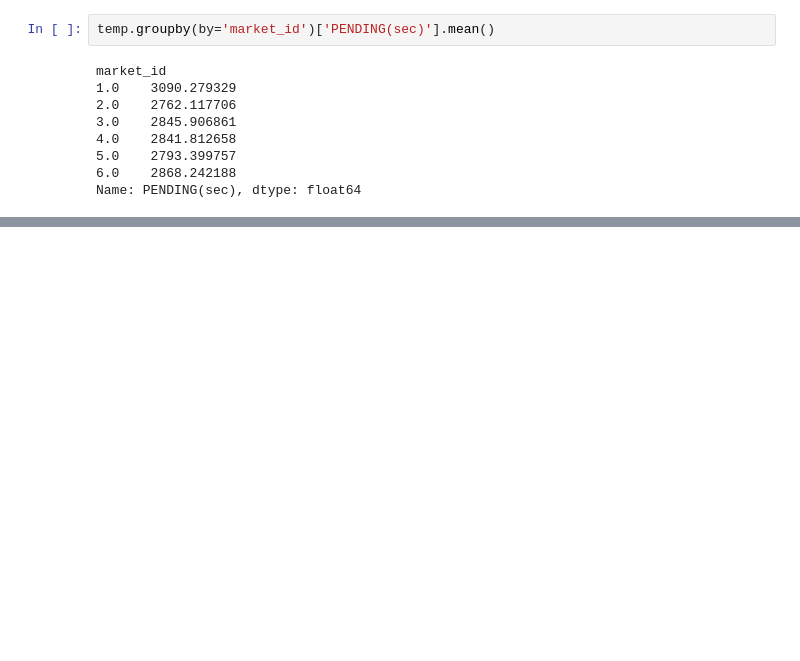
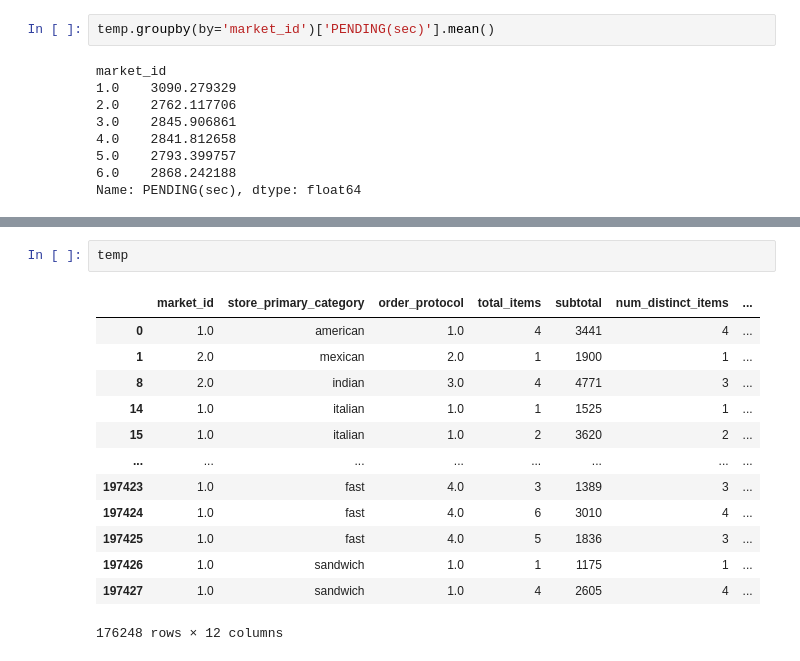
Before and after one commit to isoori/Porter-Delivery-Time-Estimation, a Jupyter notebook: Untitled.ipynb, the cells around one changed output, grey strips where cells are left out. Cells and saved outputs as stored; diff of their text form; blank space fills up the shorter version.

```diff
--- a/Untitled.ipynb
+++ b/Untitled.ipynb
@@ -120,0 +146,16 @@ Name: PENDING(sec), dtype: float64
+# %%
+temp
+# %% [output]
+|  | market_id | store_primary_category | order_protocol | total_items | subtotal | num_distinct_items | ... |
+| 0 | 1.0 | american | 1.0 | 4 | 3441 | 4 | ... |
+| 1 | 2.0 | mexican | 2.0 | 1 | 1900 | 1 | ... |
+| 8 | 2.0 | indian | 3.0 | 4 | 4771 | 3 | ... |
+| 14 | 1.0 | italian | 1.0 | 1 | 1525 | 1 | ... |
+| 15 | 1.0 | italian | 1.0 | 2 | 3620 | 2 | ... |
+| ... | ... | ... | ... | ... | ... | ... | ... |
+| 197423 | 1.0 | fast | 4.0 | 3 | 1389 | 3 | ... |
+| 197424 | 1.0 | fast | 4.0 | 6 | 3010 | 4 | ... |
+| 197425 | 1.0 | fast | 4.0 | 5 | 1836 | 3 | ... |
+| 197426 | 1.0 | sandwich | 1.0 | 1 | 1175 | 1 | ... |
+| 197427 | 1.0 | sandwich | 1.0 | 4 | 2605 | 4 | ... |
+176248 rows × 12 columns
```
Also changed, not shown: parts of 4 cells of this notebook.
